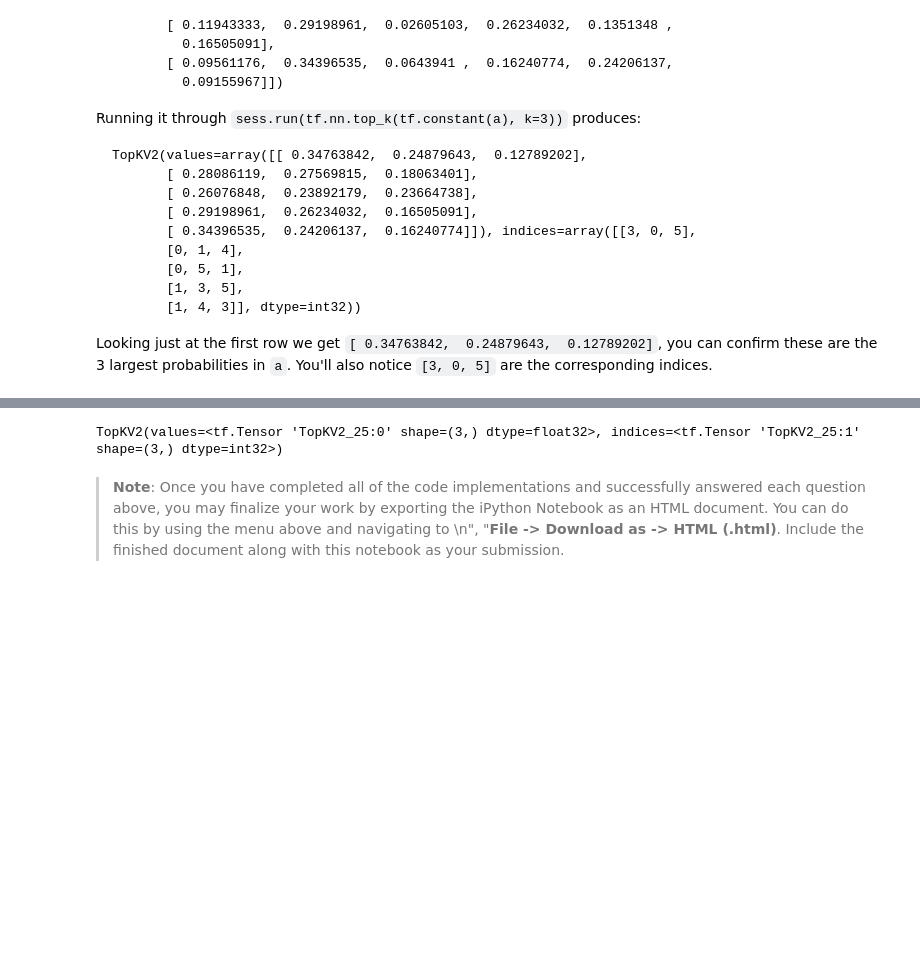
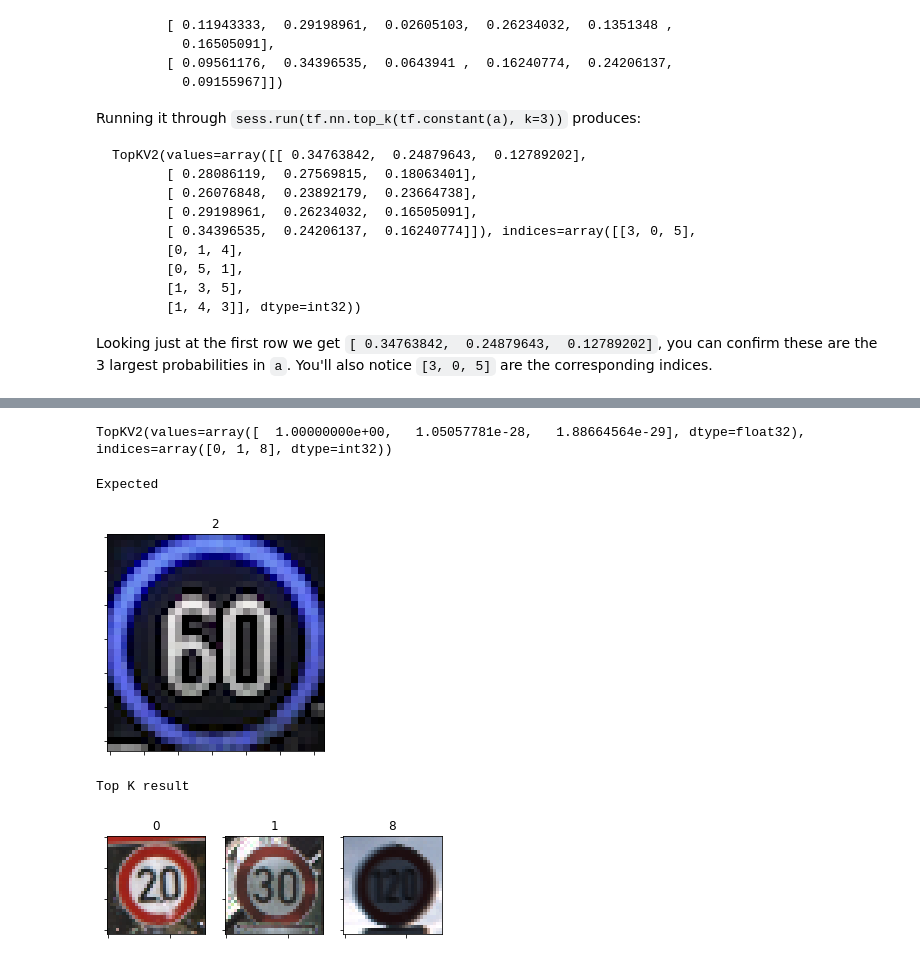
Before and after one commit to halolee/CarND-Traffic-Sign-Classifier-Project, a Jupyter notebook: Traffic_Sign_Classifier.ipynb, the cells around one changed output, grey strips where cells are left out. Saved outputs shown, nothing was run; the diff lists cells and outputs as text; code cells hidden in the pictures; blank space fills up the shorter version.

Commit message:
Added missing Question 8 for Top_k verification.

```diff
--- a/Traffic_Sign_Classifier.ipynb
+++ b/Traffic_Sign_Classifier.ipynb
@@ -584,10 +589,51 @@ Looking just at the first row we get `[ 0.34763842,  0.24879643,  0.12789202]`,
 import tensorflow as tf
 
 with tf.Session() as sess:
-    top_k =  tf.nn.top_k(v, k=3)
-    print(tf.nn.top_k(v, k=3, sorted=True, name=None))
+    top_k = sess.run(tf.nn.top_k(tf.constant(v), k=3))
+    print(top_k)
 # %% [output]
-TopKV2(values=<tf.Tensor 'TopKV2_25:0' shape=(3,) dtype=float32>, indices=<tf.Tensor 'TopKV2_25:1' shape=(3,) dtype=int32>)
+TopKV2(values=array([  1.00000000e+00,   1.05057781e-28,   1.88664564e-29], dtype=float32), indices=array([0, 1, 8], dtype=int32))
-# %% [markdown]
-> **Note**: Once you have completed all of the code implementations and successfully answered each question above, you may finalize your work by exporting the iPython Notebook as an HTML document. You can do this by using the menu above and navigating to  \n",
-    "**File -> Download as -> HTML (.html)**. Include the finished document along with this notebook as your submission.
+# %%
+import matplotlib.pyplot as plt
+import matplotlib.image as mpimg
+import numpy as np
+import os
+from PIL import Image
+%matplotlib inline
+
+
+featureLabels = [0, 1, 8]
+itemIndexs = [281, 4, 2]
+
+imageRefs = zip(featureLabels, itemIndexs)
+
+print("Expected")
+index = 1
+a = plt.subplot(1, 1, index)
+a.set_title(2)
+a.xaxis.set_major_formatter(plt.NullFormatter())
+a.yaxis.set_major_formatter(plt.NullFormatter())
+image = X_test[2]
+plt.imshow(image)
+
+plt.show()
+
+print("Top K result")
+
+index = 1
+
+for featureLabel, itemIndex in imageRefs:
+    a = plt.subplot(1, 3, index)
+    a.set_title(featureLabel)
+    a.xaxis.set_major_formatter(plt.NullFormatter())
+    a.yaxis.set_major_formatter(plt.NullFormatter())
+    image = X_train[itemIndex].squeeze()
+    plt.imshow(image)
+    index +=1
+
+plt.show()
+# %% [output]
+Expected
+[figure, added]
+Top K result
+[figure, added]
```
Also changed, not shown: parts of 4 cells of this notebook.
